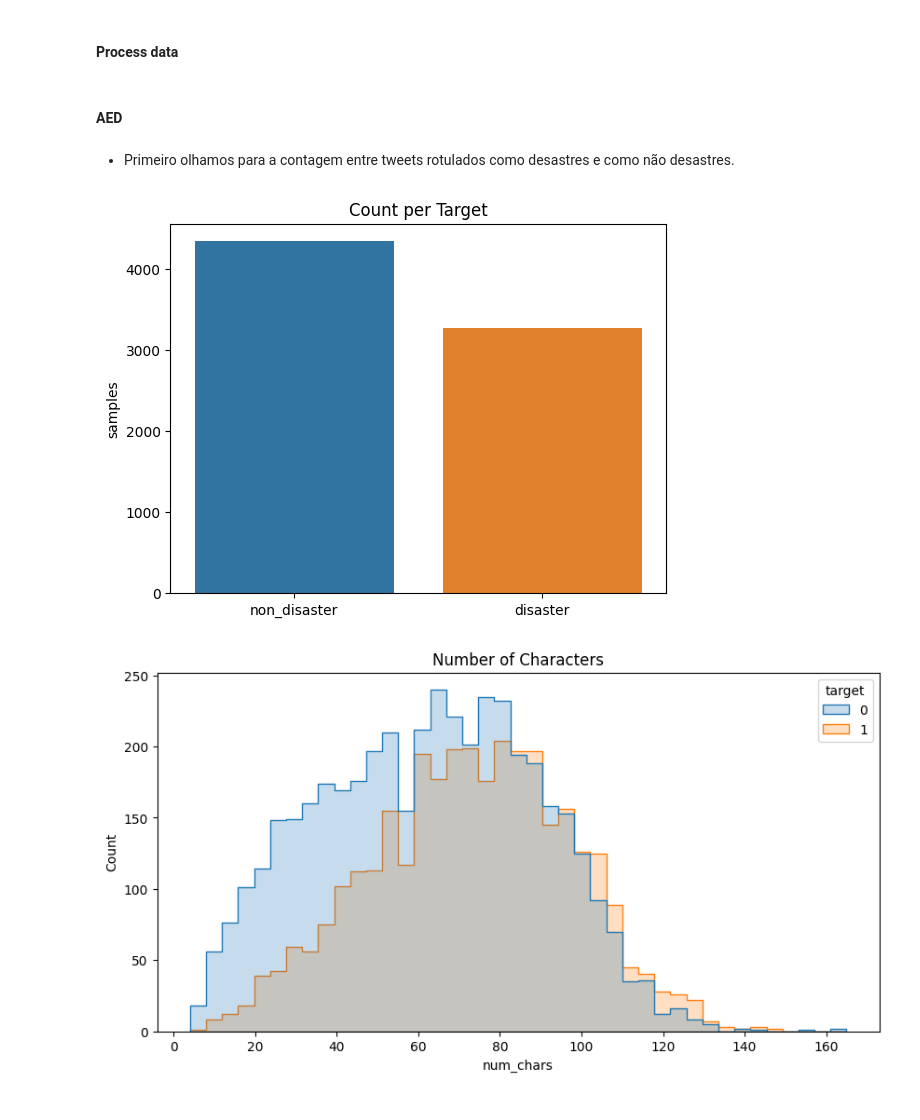
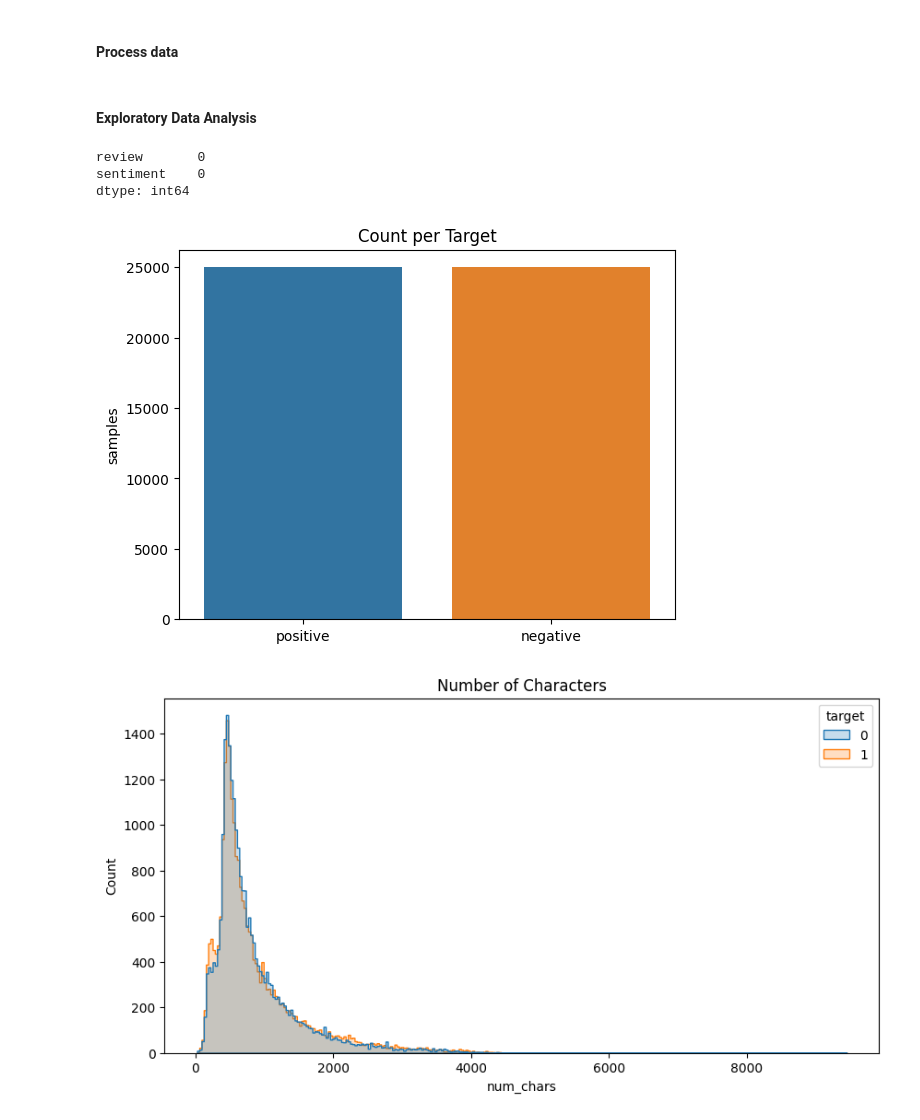
Before and after one commit to NophaieViscente/Sentiment_Analysis, a Jupyter notebook: code/Exploratory_Analysis.ipynb, the cells around one changed output. Cells and saved outputs as stored; diff of their text form; code cells hidden in the pictures.

```diff
--- a/code/Exploratory_Analysis.ipynb
+++ b/code/Exploratory_Analysis.ipynb
@@ -22,6 +24,6 @@ processor = proc()
 # %% [markdown]
 #### Load data
 # %%
-df_tmp = pd.read_csv(RAW_DATA_PATH+'train_data.csv')
+df_tmp = pd.read_csv(RAW_DATA_PATH+'dataframe_IMDB.csv')
 df_tmp.head()
 # %% [output]
@@ -29,22 +36,28 @@ FileNotFoundError: [Errno 2] No such file or directory: 'C:\\Users\\Nophaie\\Doc
 # %% [markdown]
 #### Process data
 # %%
-data_cleaned = processor.clean_whole_text(df_tmp, column_to_clean='text')
+data_cleaned = processor.clean_whole_text(df_tmp, column_to_clean='review')
-# %% [markdown]
-#### AED
-# %% [markdown]
-* Primeiro olhamos para a contagem entre tweets rotulados como desastres e como não desastres.
+# %%
+data_cleaned['target'] = np.where(data_cleaned['sentiment'] == 'positive', 1, 0)
+# %% [markdown]
+#### Exploratory Data Analysis
+# %%
+df_tmp.isnull().sum()
+# %% [output]
+review       0
+sentiment    0
+dtype: int64
 # %%
 plotter.plot_target_balance(
-    data=df_tmp,
+    data=data_cleaned,
     column_target='target',
     dict_map_classes={
-        0:'non_disaster',
-        1:'disaster'})
+        0:'negative',
+        1:'positive'})
 # %% [output]
-[figure, old version]
+[figure, new version]
 # %%
-plotter.plot_num_char_per_text(data_cleaned, 'text')
+plotter.plot_num_char_per_text(data_cleaned, 'review')
 # %% [output]
-[figure, old version]
+[figure, new version]
 # %%
```
Also changed, not shown: parts of 8 cells of this notebook, 5 other files.
